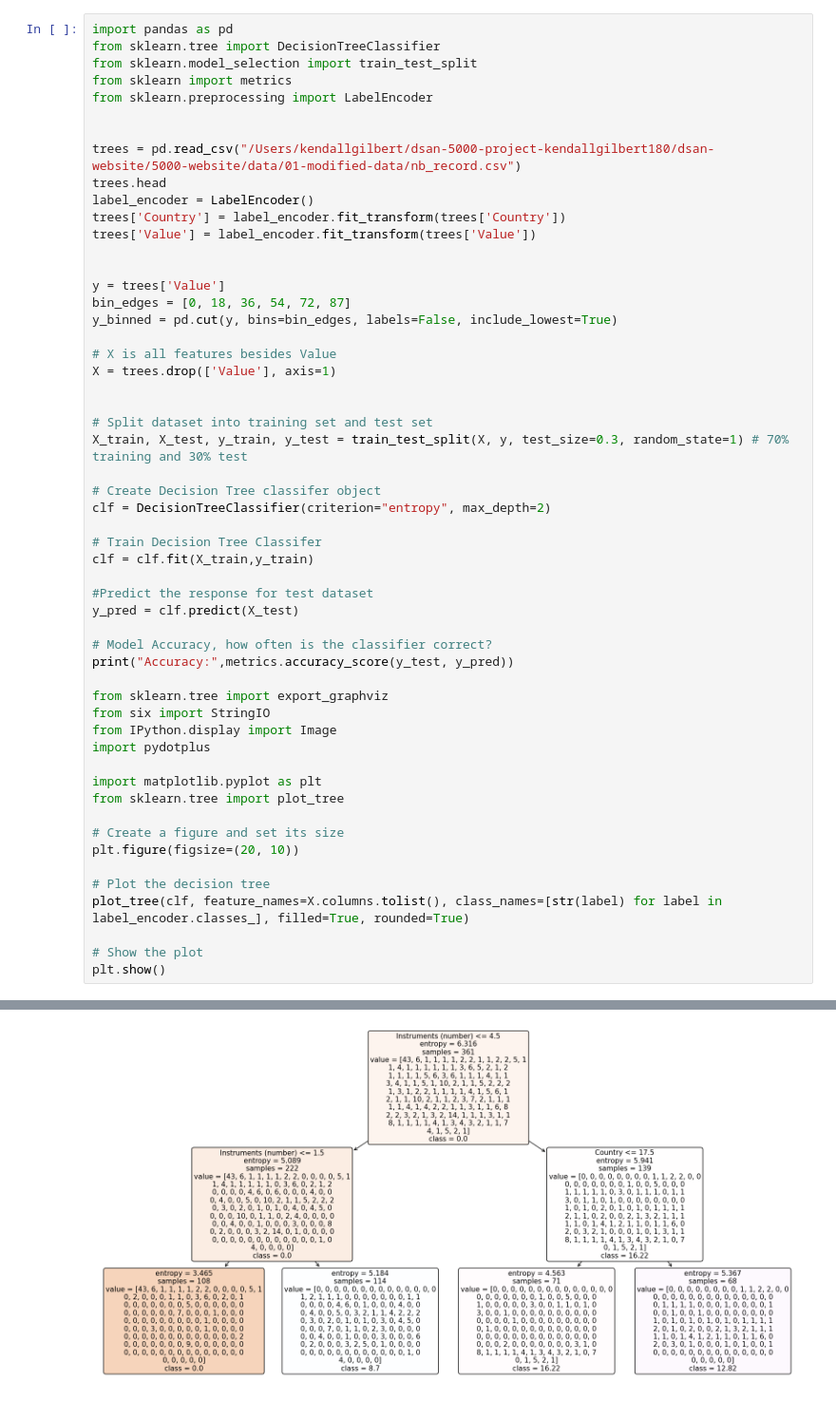
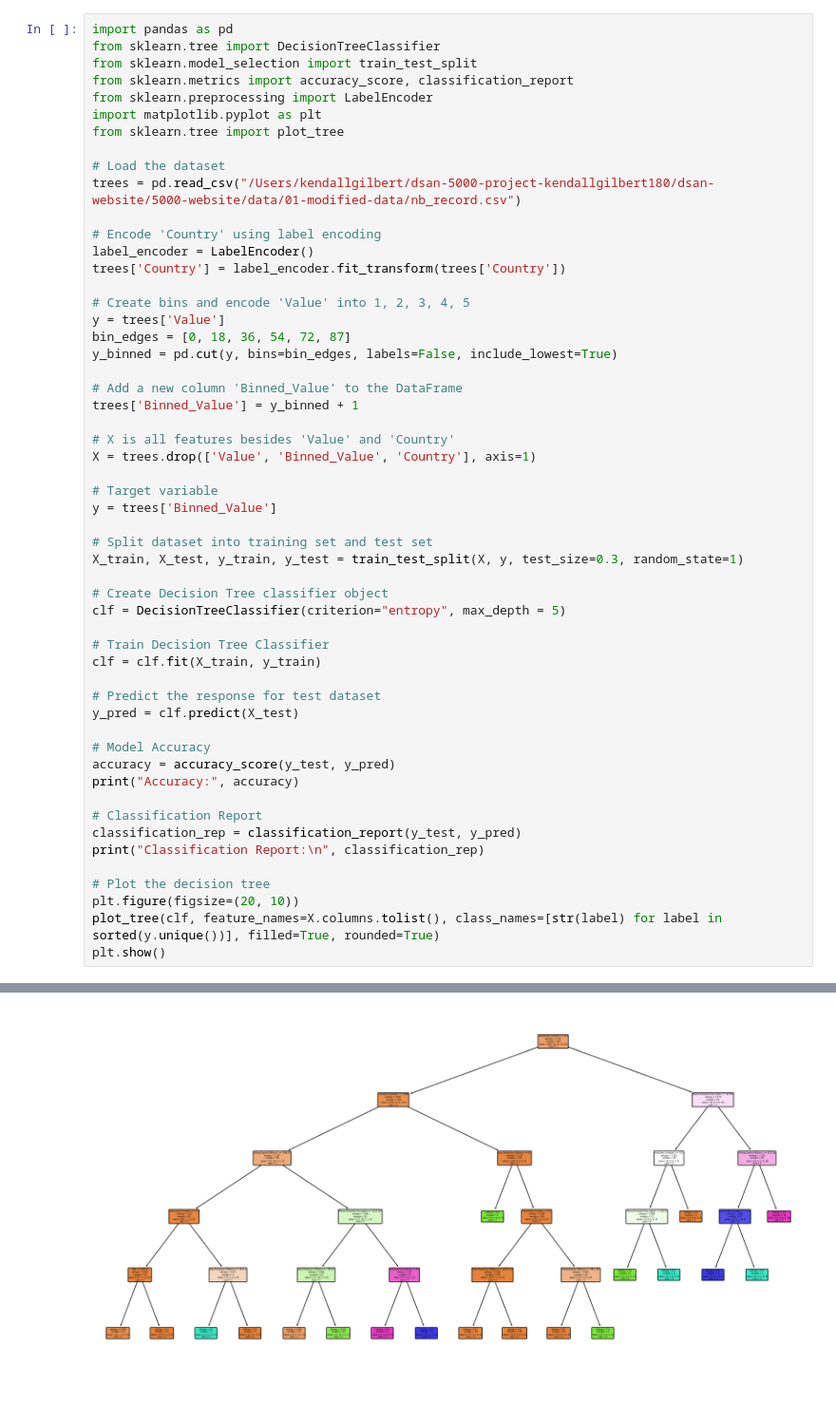
Before and after one commit to anly501/dsan-5000-project-kendallgilbert180, a Jupyter notebook: dsan-website/5000-website/trees_attempt.ipynb, the cells around one changed output, grey strips where cells are left out. Shown at 95% size. Drawn from its saved outputs; the diff is of its cells as text.

```diff
--- a/dsan-website/5000-website/trees_attempt.ipynb
+++ b/dsan-website/5000-website/trees_attempt.ipynb
@@ -2,54 +2,54 @@
 import pandas as pd
 from sklearn.tree import DecisionTreeClassifier
 from sklearn.model_selection import train_test_split
-from sklearn import metrics
+from sklearn.metrics import accuracy_score, classification_report
 from sklearn.preprocessing import LabelEncoder
+import matplotlib.pyplot as plt
+from sklearn.tree import plot_tree
 
+# Load the dataset
+trees = pd.read_csv("/Users/kendallgilbert/dsan-5000-project-kendallgilbert180/dsan-website/5000-website/data/01-modified-data/nb_record.csv")
 
-trees = pd.read_csv("/Users/kendallgilbert/dsan-5000-project-kendallgilbert180/dsan-website/5000-website/data/01-modified-data/nb_record.csv")
-trees.head
+# Encode 'Country' using label encoding
 label_encoder = LabelEncoder()
 trees['Country'] = label_encoder.fit_transform(trees['Country'])
-trees['Value'] = label_encoder.fit_transform(trees['Value'])
 
-
+# Create bins and encode 'Value' into 1, 2, 3, 4, 5
 y = trees['Value']
 bin_edges = [0, 18, 36, 54, 72, 87]
 y_binned = pd.cut(y, bins=bin_edges, labels=False, include_lowest=True)
 
-# X is all features besides Value
-X = trees.drop(['Value'], axis=1)
+# Add a new column 'Binned_Value' to the DataFrame
+trees['Binned_Value'] = y_binned + 1
 
+# X is all features besides 'Value' and 'Country'
+X = trees.drop(['Value', 'Binned_Value', 'Country'], axis=1)
+
+# Target variable
+y = trees['Binned_Value']
 
 # Split dataset into training set and test set
-X_train, X_test, y_train, y_test = train_test_split(X, y, test_size=0.3, random_state=1) # 70% training and 30% test
+X_train, X_test, y_train, y_test = train_test_split(X, y, test_size=0.3, random_state=1)
 
-# Create Decision Tree classifer object
-clf = DecisionTreeClassifier(criterion="entropy", max_depth=2)
+# Create Decision Tree classifier object
+clf = DecisionTreeClassifier(criterion="entropy", max_depth = 5)
 
-# Train Decision Tree Classifer
-clf = clf.fit(X_train,y_train)
+# Train Decision Tree Classifier
+clf = clf.fit(X_train, y_train)
 
-#Predict the response for test dataset
+# Predict the response for test dataset
 y_pred = clf.predict(X_test)
 
-# Model Accuracy, how often is the classifier correct?
-print("Accuracy:",metrics.accuracy_score(y_test, y_pred))
+# Model Accuracy
+accuracy = accuracy_score(y_test, y_pred)
+print("Accuracy:", accuracy)
 
-from sklearn.tree import export_graphviz
-from six import StringIO
-from IPython.display import Image
-import pydotplus
-
-import matplotlib.pyplot as plt
-from sklearn.tree import plot_tree
-
-# Create a figure and set its size
-plt.figure(figsize=(20, 10))
+# Classification Report
+classification_rep = classification_report(y_test, y_pred)
+print("Classification Report:\n", classification_rep)
 
 # Plot the decision tree
-plot_tree(clf, feature_names=X.columns.tolist(), class_names=[str(label) for label in label_encoder.classes_], filled=True, rounded=True)
-
-# Show the plot
+plt.figure(figsize=(20, 10))
+plot_tree(clf, feature_names=X.columns.tolist(), class_names=[str(label) for label in sorted(y.unique())], filled=True, rounded=True)
 plt.show()
 # %% [output]
@@ -57 +69 @@ Accuracy: 0.15483870967741936
-[figure, old version]
+[figure, new version]
```
Also changed, not shown: parts of 8 cells of this notebook, 27 other files.
